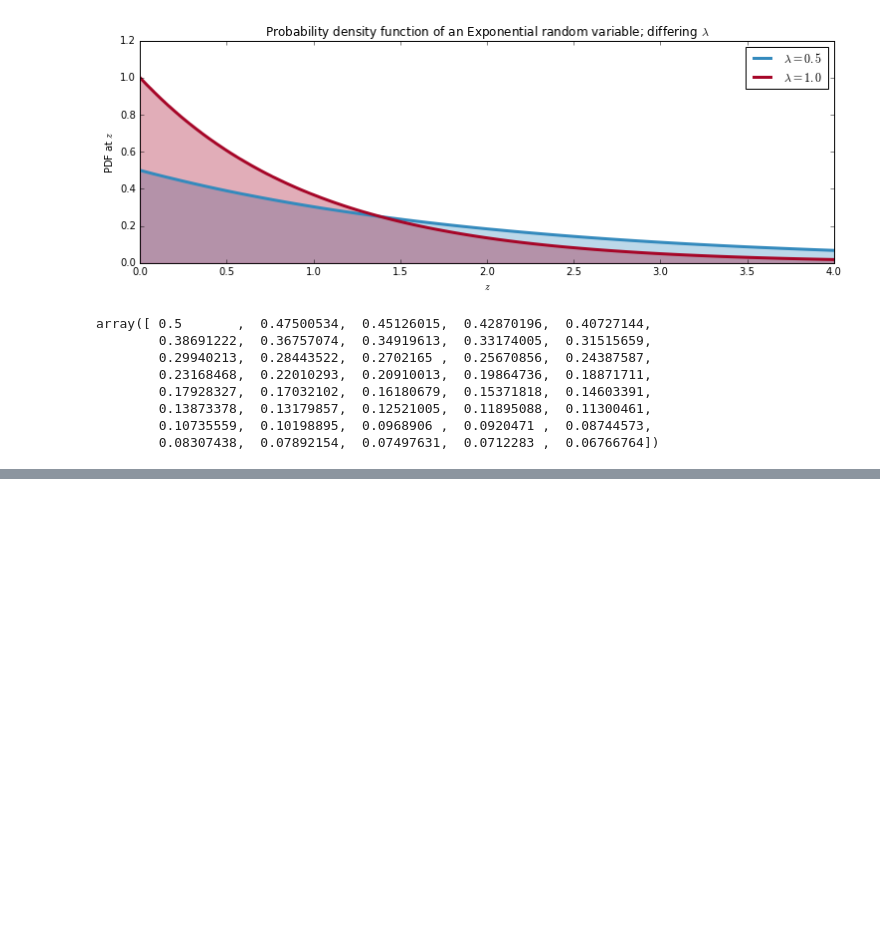
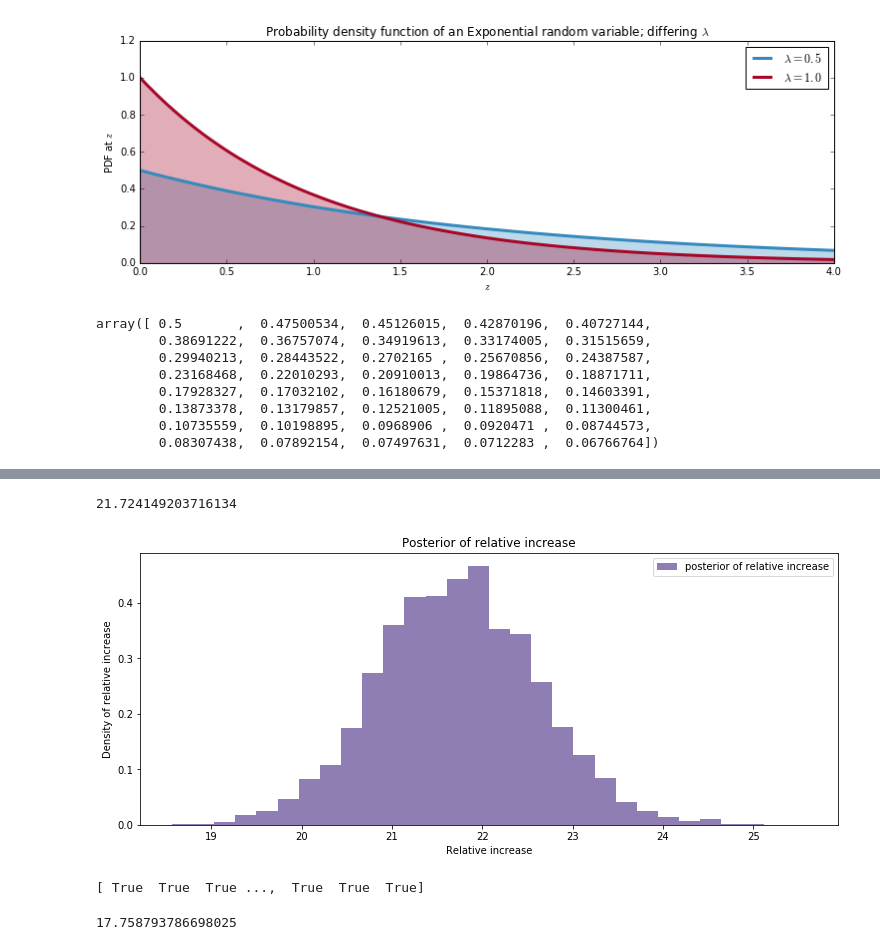
Before and after one commit to TanUkkii007/Probabilistic-Programming-and-Bayesian-Methods-for-Hackers, a Jupyter notebook: ch01/Ch1_Introduction_PyMC2.ipynb, the cells around one changed output, grey strips where cells are left out. Drawn from its saved outputs; the diff is of its cells as text; code cells hidden in the pictures; blank space fills up the shorter version.

```diff
--- a/ch01/Ch1_Introduction_PyMC2.ipynb
+++ b/ch01/Ch1_Introduction_PyMC2.ipynb
@@ -266,0 +385,21 @@ array([ 0.5       ,  0.47500534,  0.45126015,  0.42870196,  0.40727144,
+# %%
+#ex2
+relative_increase = (lambda_2_samples - lambda_1_samples / lambda_1_samples)
+plt.hist(relative_increase, histtype='stepfilled', bins=30, alpha=0.85, color="#7A68A6", normed=True, label='posterior of relative increase')
+plt.xlabel('Relative increase')
+plt.ylabel("Density of relative increase")
+plt.title("Posterior of relative increase")
+plt.legend()
+
+relative_increase.mean()
+# %% [output]
+21.724149203716134
+[figure, added]
+# %%
+# ex3
+ix = tau_samples < 45
+print(ix)
+lambda_1_samples[ix].mean()
+# %% [output]
+[ True  True  True ...,  True  True  True]
+17.758793786698025
```
Also changed, not shown: parts of 12 cells of this notebook, 1 other file.
